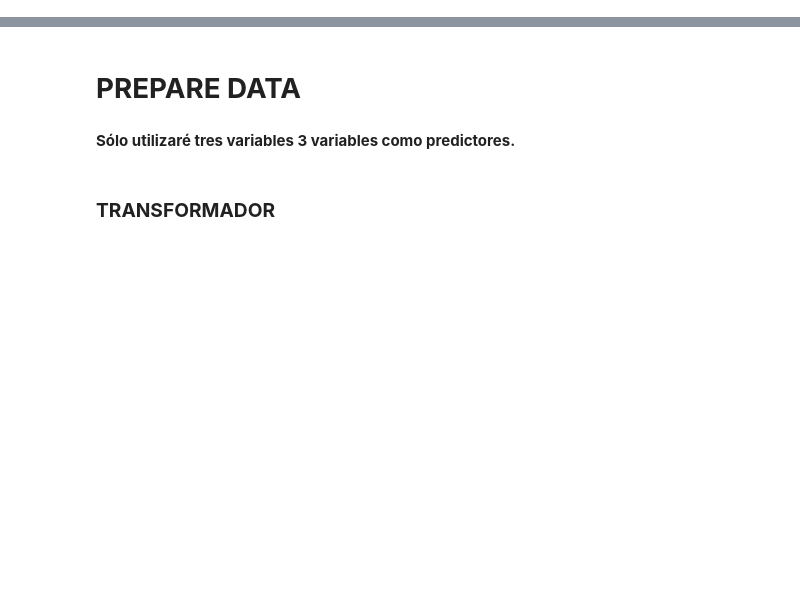
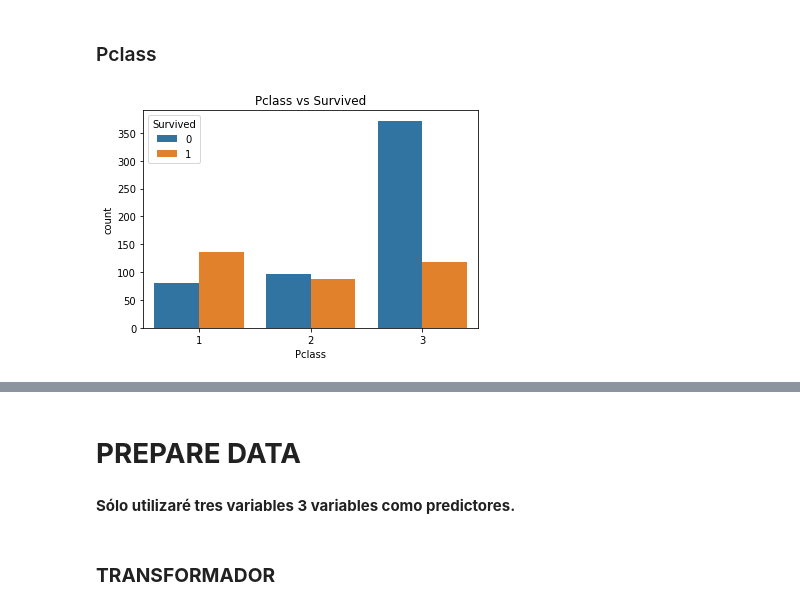
Before and after one commit to PabloJRW/titanic-classifier, a Jupyter notebook: Titanic.ipynb, the cells around one changed output, grey strips where cells are left out. Drawn from its saved outputs; the diff is of its cells as text; code cells hidden in the pictures; blank space fills up the shorter version.

```diff
--- a/Titanic.ipynb
+++ b/Titanic.ipynb
@@ -627,0 +268,9 @@ plt.show()
+# %% [markdown]
+### Pclass
+# %%
+plt.figure()
+sns.countplot( x=df_train.Pclass,  hue=df_train.Survived)
+plt.title('Pclass vs Survived')
+plt.show()
+# %% [output]
+[figure, added]
```
Also changed, not shown: parts of 96 cells of this notebook.
